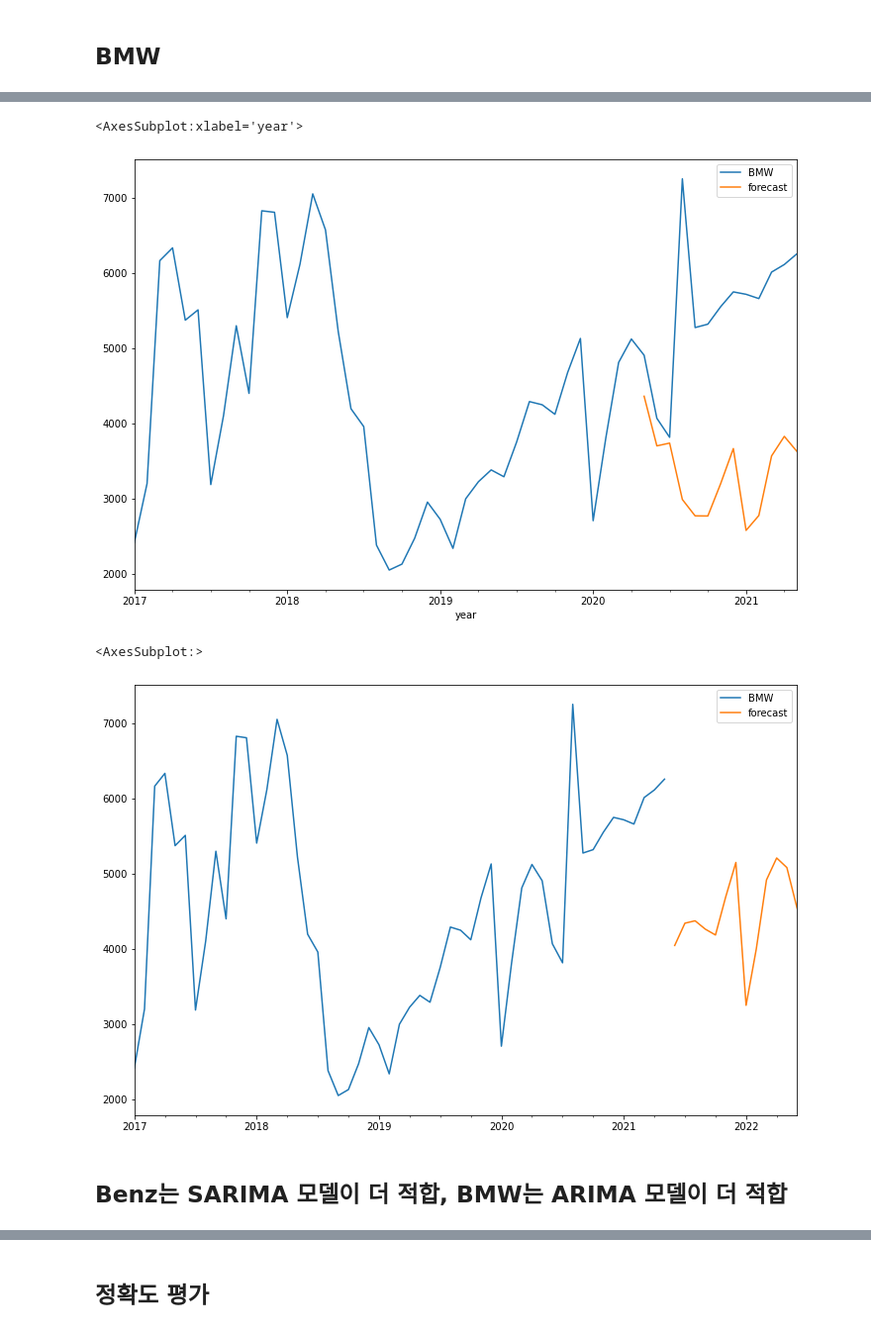
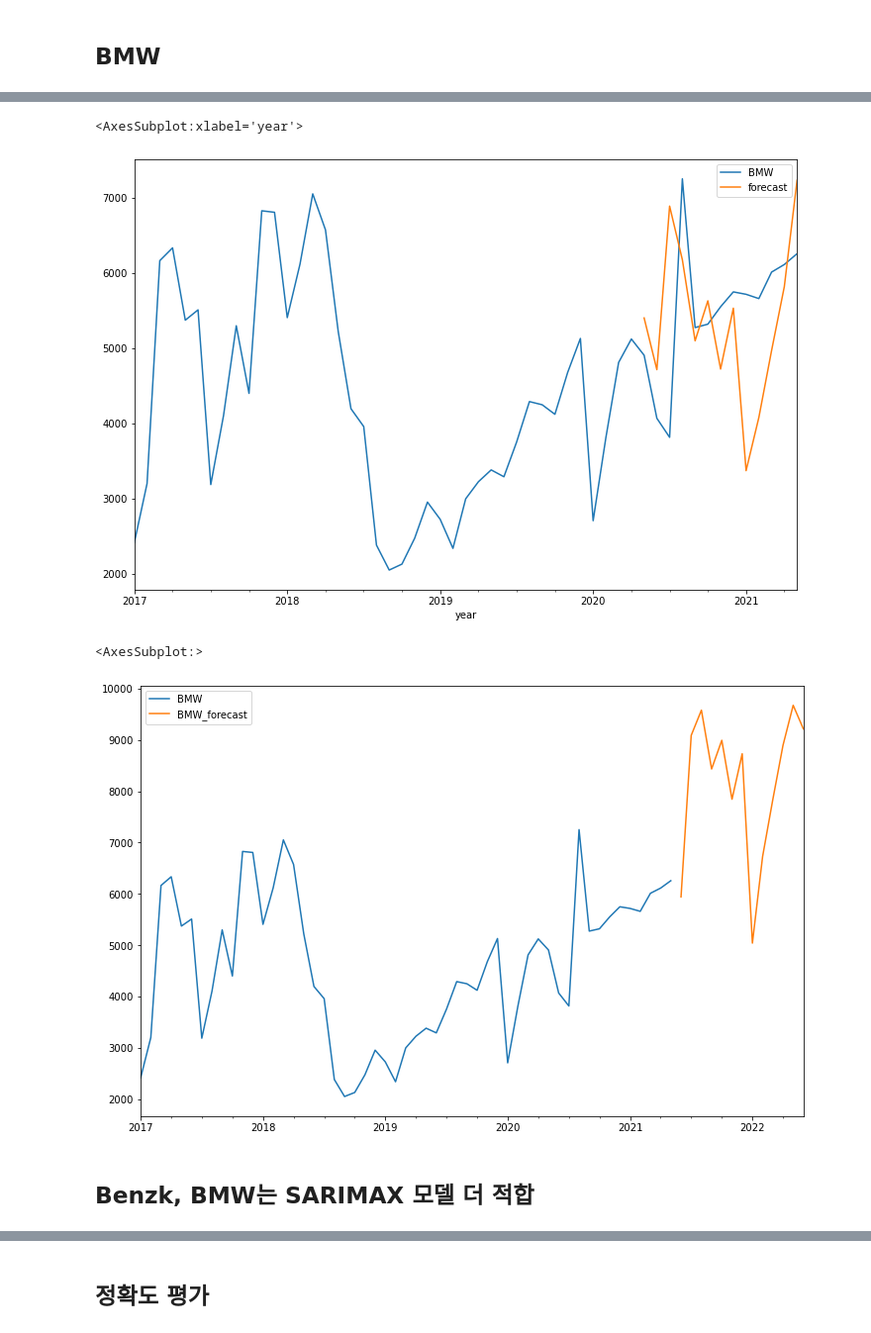
Before and after one commit to Areum120/DataAnalysis_Practice, a Jupyter notebook: BMW, Benz 2021년 6월 이후 판매 예측.ipynb, the cells around one changed output, grey strips where cells are left out. Shown at 99% size. Drawn from its saved outputs; the diff is of its cells as text; code cells hidden in the pictures.

Commit message:
BMW forecast update

```diff
--- a/BMW, Benz 2021년 6월 이후 판매 예측.ipynb
+++ b/BMW, Benz 2021년 6월 이후 판매 예측.ipynb
@@ -14,6 +14,13 @@ import seaborn as sns
 from statsmodels.tsa.stattools import adfuller#statiionaty검증
 from pandas import datetime
 warnings.filterwarnings(action='ignore')
+
+import matplotlib as mpl
+import matplotlib.font_manager as fm
+import matplotlib.pyplot as plt
+import seaborn as sns
+font_name = fm.FontProperties(fname="C:/Windows/Fonts/malgun.ttf").get_name()
+plt.rc('font', family=font_name)
 # %%
 df = pd.read_csv('D:\\data\\21.07_BMW미팅\\df_data\\07.17_21_월별_6브랜드_판매량.csv', encoding='utf-8')
 df
@@ -694,7 +662,7 @@ future_df[['Benz', 'forecast']].plot(figsize=(12, 8))
 ## BMW
 # %%
 import statsmodels.api as sm
-model2=sm.tsa.statespace.SARIMAX(BMW_train['BMW'],order=(0, 1, 0),seasonal_order=(1,1,0,12))
+model2=sm.tsa.statespace.SARIMAX(BMW_train['BMW'],order=(0, 1, 0),seasonal_order=(1,2,0,12))
 results2=model2.fit()
 # %%
 results2.summary()
@@ -721,7 +689,7 @@ result_BMW['forecast']=results2.predict(start=40,end=53,dynamic=True)
 result_BMW[['BMW','forecast']].plot(figsize=(12,8))
 # %% [output]
 <AxesSubplot:xlabel='year'>
-[figure, old version]
+[figure, new version]
 # %%
 from pandas.tseries.offsets import DateOffset
 future_dates2=[result_BMW.index[-1]+ DateOffset(months=x)for x in range(0,14)]
@@ -731,11 +699,11 @@ future_datest_df2.tail()
 
 future_df2=pd.concat([result_BMW,future_datest_df2])
 # %%
-future_df2['forecast'] = results2.predict(start = 53, end = 66, dynamic= True)
-future_df2[['BMW', 'forecast']].plot(figsize=(12, 8))
+future_df2['BMW_forecast'] = results2.predict(start = 53, end = 66, dynamic= True)
+future_df2[['BMW', 'BMW_forecast']].plot(figsize=(12, 8))
 # %% [output]
 <AxesSubplot:>
-[figure, old version]
+[figure, new version]
 # %% [markdown]
-## Benz는 SARIMA 모델이 더 적합, BMW는 ARIMA 모델이 더 적합
+## Benzk, BMW는 SARIMAX 모델 더 적합
 # %% [markdown]
```
Also changed, not shown: parts of 46 cells of this notebook.
